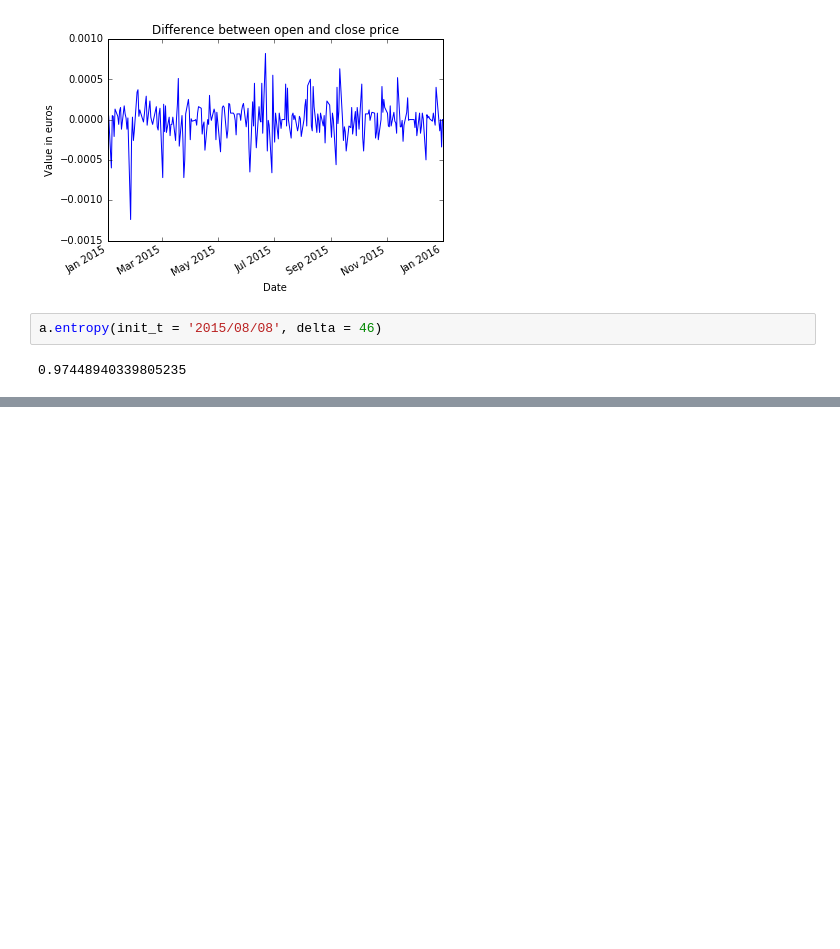
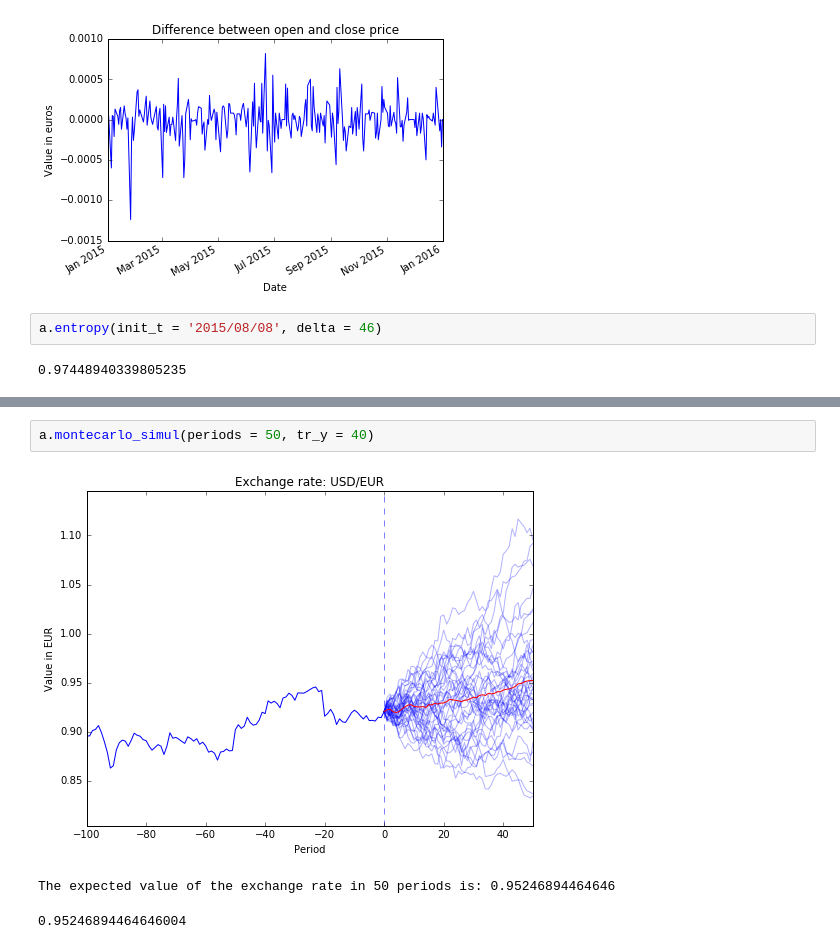
Before and after one commit to RHDZMOTA/financial_series, a Jupyter notebook: Example_type_currency.ipynb, the cells around one changed output, grey strips where cells are left out. Saved outputs shown, nothing was run; the diff lists cells and outputs as text; blank space fills up the shorter version.

Commit message:
change viz of montecarlo_simul()

```diff
--- a/Example_type_currency.ipynb
+++ b/Example_type_currency.ipynb
@@ -105,0 +105,6 @@ Entropy: 0.8524051786494785
+# %%
+a.montecarlo_simul(periods = 50, tr_y = 40)
+# %% [output]
+[figure, added]
+The expected value of the exchange rate in 50 periods is: 0.95246894464646
+0.95246894464646004
```
Also changed, not shown: parts of 1 cell of this notebook, 2 other files.
